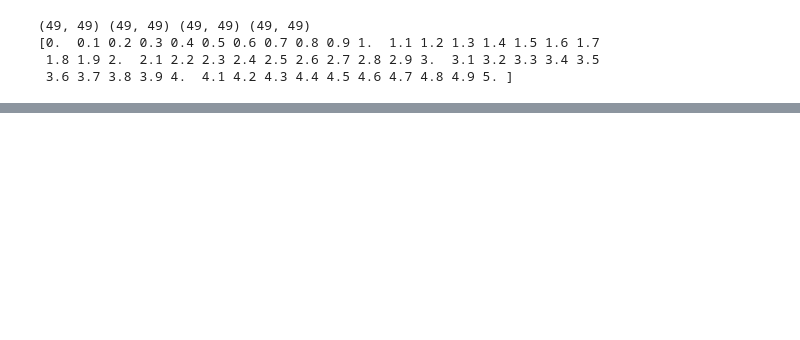
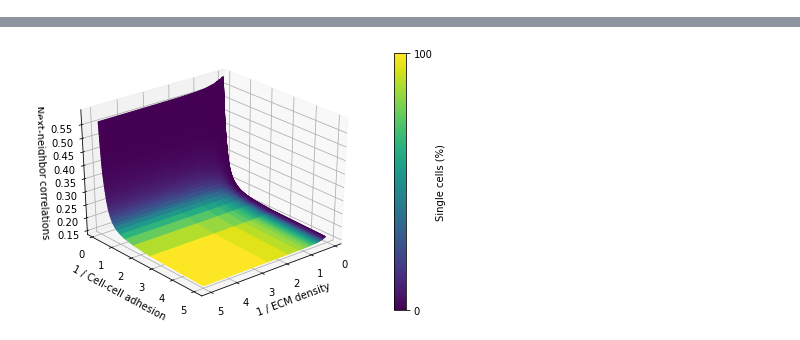
Before and after one commit to harishpjain/jamminglgca, a Jupyter notebook: vorticity_plotting.ipynb, the cells around one changed output, grey strips where cells are left out. Drawn from its saved outputs; the diff is of its cells as text; code cells hidden in the pictures; blank space fills up the shorter version.

```diff
--- a/vorticity_plotting.ipynb
+++ b/vorticity_plotting.ipynb
@@ -87,27 +129,26 @@ X, Y = np.meshgrid(1/ecms[cutoff1:cutoff2], 1/betas[cutoff1:cutoff2])
 cmap = plt.get_cmap()
 # %%
 from scipy.ndimage.filters import gaussian_filter
-sigma = 2
+sigma = 1
 filtered_corrs = gaussian_filter(correlations, sigma)
 filtered_scs = gaussian_filter(single_cells, sigma)
 corrplot = filtered_corrs[cutoff1:cutoff2, cutoff1:cutoff2]
 clrsplot = filtered_scs[cutoff1:cutoff2, cutoff1:cutoff2]
 scsmax = clrsplot.max()
-print(X.shape, Y.shape, corrplot.shape, clrsplot.shape)
-print(ecms)
+# print(X.shape, Y.shape, corrplot.shape, clrsplot.shape)
+#print(ecms)
+#print(betas)
+#print(1/ecms[cutoff1:cutoff2])
+#print(1/betas[cutoff1:cutoff2])
-# %% [output]
-(49, 49) (49, 49) (49, 49) (49, 49)
-[0.  0.1 0.2 0.3 0.4 0.5 0.6 0.7 0.8 0.9 1.  1.1 1.2 1.3 1.4 1.5 1.6 1.7
- 1.8 1.9 2.  2.1 2.2 2.3 2.4 2.5 2.6 2.7 2.8 2.9 3.  3.1 3.2 3.3 3.4 3.5
- 3.6 3.7 3.8 3.9 4.  4.1 4.2 4.3 4.4 4.5 4.6 4.7 4.8 4.9 5. ]
 # %%
-fig = plt.figure(figsize=(10,10))
+fig = plt.figure()#figsize=(10,10))
 ax = fig.add_subplot(111, projection='3d')
 ax.plot_surface(X, Y, corrplot, facecolors=cmap(clrsplot/scsmax), antialiased=True,
                 shade=False, rstride=1, cstride=1)
 ax.set_xlabel('1 / ECM density')
 ax.set_ylabel('1 / Cell-cell adhesion')
 ax.set_zlabel('Next-neighbor correlations')
+#ax.set_zlim(0, 1)
 m = cm.ScalarMappable(cmap=cm.viridis)
 m.set_array(single_cells[cutoff1:cutoff2, cutoff1:cutoff2]/single_cells[cutoff1:cutoff2, cutoff1:cutoff2].max())
 cbar = plt.colorbar(m)
@@ -116,5 +157,5 @@ cbar.ax.get_yaxis().set_ticklabels([0, 100])
 cbar.ax.set_ylabel('Single cells (%)')
 ax.view_init(30, 50)
 plt.tight_layout()
-#plt.savefig(path+'3dphasediagram.svg')
+# plt.savefig('phasediagram.svg', bbox_inches='tight', transparent=True, dpi=600)
 # %% [output]
@@ -123,3 +162,4 @@ plt.tight_layout()
+[figure, added]
 # %%
 X, Y = np.meshgrid(ecms, betas)
 fig = plt.figure(figsize=(10,10))
```
Also changed, not shown: parts of 12 cells of this notebook, 5 other files.
